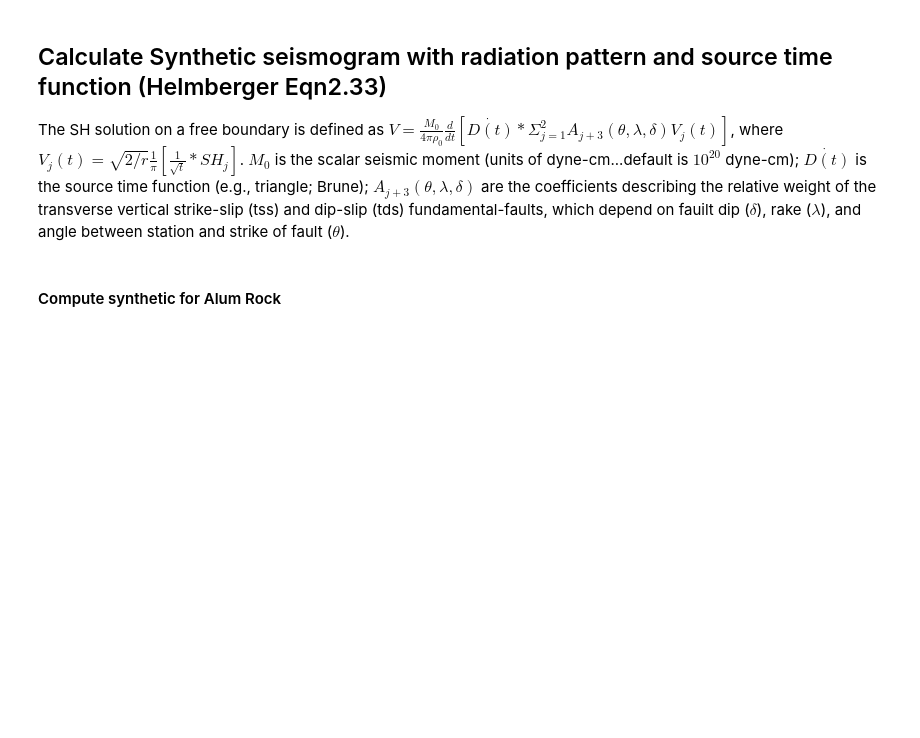
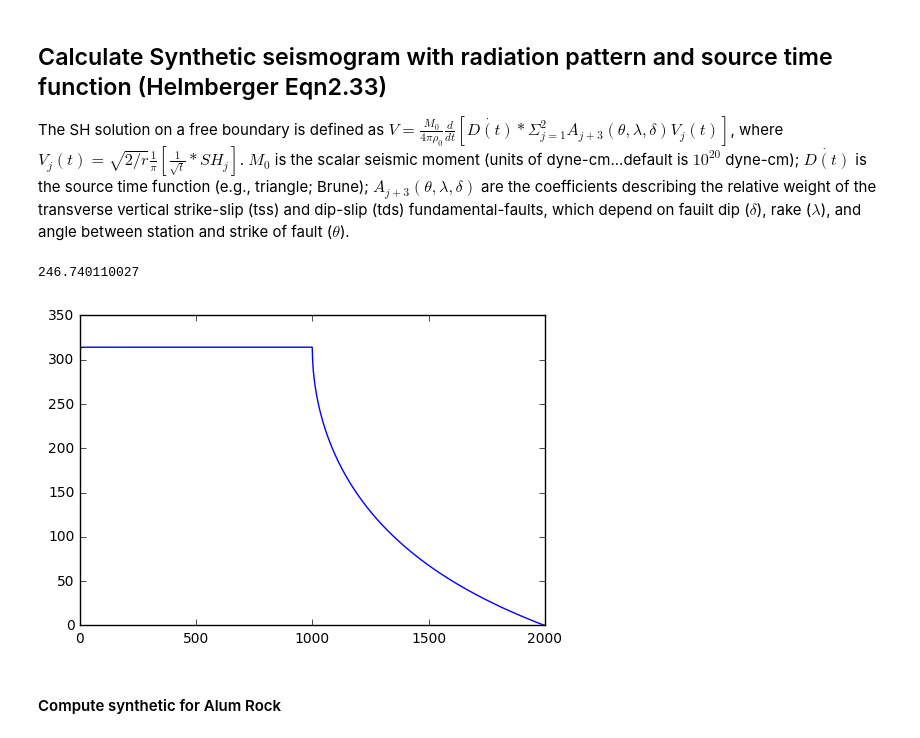
Before and after one commit to njlindsey/EPS298, a Jupyter notebook: Alum_Synth.ipynb, the cells around one changed output. Cells and saved outputs as stored; diff of their text form; code cells hidden in the pictures; blank space fills up the shorter version.

```diff
--- a/Alum_Synth.ipynb
+++ b/Alum_Synth.ipynb
@@ -147,5 +148,21 @@ def i_dTRTT(t,p,B,rh):
 # %% [markdown]
 ## Calculate Synthetic seismogram with radiation pattern and source time function (Helmberger Eqn2.33)
 The SH solution on a free boundary is defined as $V = \frac{M_0}{4\pi\rho_0}\frac{d}{dt}[\dot{D(t)} * \Sigma^{2}_{j=1} A_{j+3}(\theta,\lambda,\delta)V_j(t)]$, where $V_j(t) = \sqrt{2/r}\frac{1}{\pi}[\frac{1}{\sqrt{t}}*SH_j]$. $M_0$ is the scalar seismic moment (units of dyne-cm...default is $10^{20}$ dyne-cm); $\dot{D(t)}$ is the source time function (e.g., triangle; Brune); $A_{j+3}(\theta,\lambda,\delta)$ are the coefficients describing the relative weight of the transverse vertical strike-slip (tss) and dip-slip (tds) fundamental-faults, which depend on fauilt dip ($\delta$), rake ($\lambda$), and angle between station and strike of fault ($\theta$).
+# %%
+A1=np.pi*np.pi/16;
+sdt=2.0/np.sqrt(dt);
+a=0;
+rt = np.zeros((1000,1))[:,0]
+m = 1000
+for I in range(0,m):
+     b=np.sqrt((I) + A1)
+     rt[I]=sdt * (b - a)
+     a = b
+con=np.convolve(rt,rt)
+plt.plot(con)
+print con[0]
+# %% [output]
+246.740110027
+[figure, added]
 # %%
 def Vt(t,r,SH):
```
Also changed, not shown: parts of 8 cells of this notebook.
